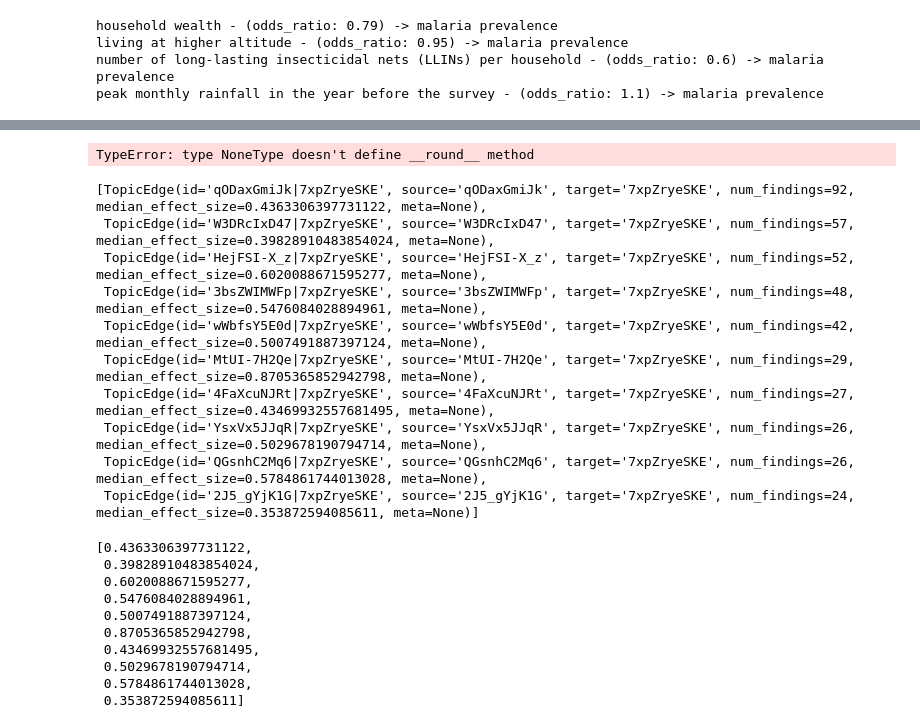
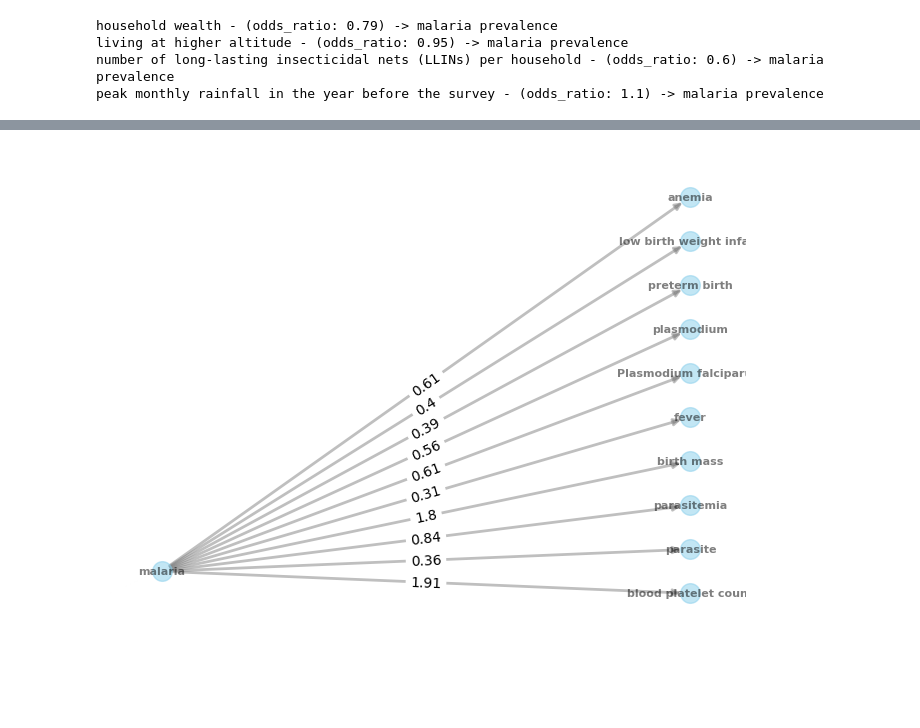
Before and after one commit to SystemInternal/SystemCookbook, a Jupyter notebook: system_api/basic_example.ipynb, the cells around one changed output, grey strips where cells are left out. Saved outputs shown, nothing was run; the diff lists cells and outputs as text; code cells hidden in the pictures; blank space fills up the shorter version.

```diff
--- a/system_api/basic_example.ipynb
+++ b/system_api/basic_example.ipynb
@@ -177,22 +171,9 @@ coronavirus disease (-h7kqMbjsY)
 # %%
-pathsPayload = soh_service_client.models.PathsPayload(n_hop=2)
+pathsPayload = soh_service_client.models.PathsPayload(n_hop=1)
 paths = StatRelationshipsApi.fetch_stat_paths_stat_relationships_topic_id_paths_traversal_direction_post(
     topic_id=topic_id,
-    traversal_direction="upstream",
+    traversal_direction="downstream",
     paths_payload=pathsPayload)
-draw_graph(paths)
+draw_dag(paths)
 # %% [output]
-TypeError: type NoneType doesn't define __round__ method
+[figure, added]
-# %%
-paths.links
-# %% [output]
-[TopicEdge(id='qODaxGmiJk|7xpZryeSKE', source='qODaxGmiJk', target='7xpZryeSKE', num_findings=92, median_effect_size=0.4363306397731122, meta=None),
- TopicEdge(id='W3DRcIxD47|7xpZryeSKE', source='W3DRcIxD47', target='7xpZryeSKE', num_findings=57, median_effect_size=0.39828910483854024, meta=None),
- TopicEdge(id='HejFSI-X_z|7xpZryeSKE', source='HejFSI-X_z', target='7xpZryeSKE', num_findings=52, median_effect_size=0.6020088671595277, meta=None),
- TopicEdge(id='3bsZWIMWFp|7xpZryeSKE', source='3bsZWIMWFp', target='7xpZryeSKE', num_findings=48, median_effect_size=0.5476084028894961, meta=None),
- TopicEdge(id='wWbfsY5E0d|7xpZryeSKE', source='wWbfsY5E0d', target='7xpZryeSKE', num_findings=42, median_effect_size=0.5007491887397124, meta=None),
- TopicEdge(id='MtUI-7H2Qe|7xpZryeSKE', source='MtUI-7H2Qe', target='7xpZryeSKE', num_findings=29, median_effect_size=0.8705365852942798, meta=None),
- TopicEdge(id='4FaXcuNJRt|7xpZryeSKE', source='4FaXcuNJRt', target='7xpZryeSKE', num_findings=27, median_effect_size=0.43469932557681495, meta=None),
- TopicEdge(id='YsxVx5JJqR|7xpZryeSKE', source='YsxVx5JJqR', target='7xpZryeSKE', num_findings=26, median_effect_size=0.5029678190794714, meta=None),
- TopicEdge(id='QGsnhC2Mq6|7xpZryeSKE', source='QGsnhC2Mq6', target='7xpZryeSKE', num_findings=26, median_effect_size=0.5784861744013028, meta=None),
- TopicEdge(id='2J5_gYjK1G|7xpZryeSKE', source='2J5_gYjK1G', target='7xpZryeSKE', num_findings=24, median_effect_size=0.353872594085611, meta=None)]
@@ -201,13 +179,0 @@ edge_value = [link.median_effect_size for link in paths.links]
-# %%
-edge_value
-# %% [output]
-[0.4363306397731122,
- 0.39828910483854024,
- 0.6020088671595277,
- 0.5476084028894961,
- 0.5007491887397124,
- 0.8705365852942798,
- 0.43469932557681495,
- 0.5029678190794714,
- 0.5784861744013028,
- 0.353872594085611]
```
Also changed, not shown: parts of 26 cells of this notebook.
